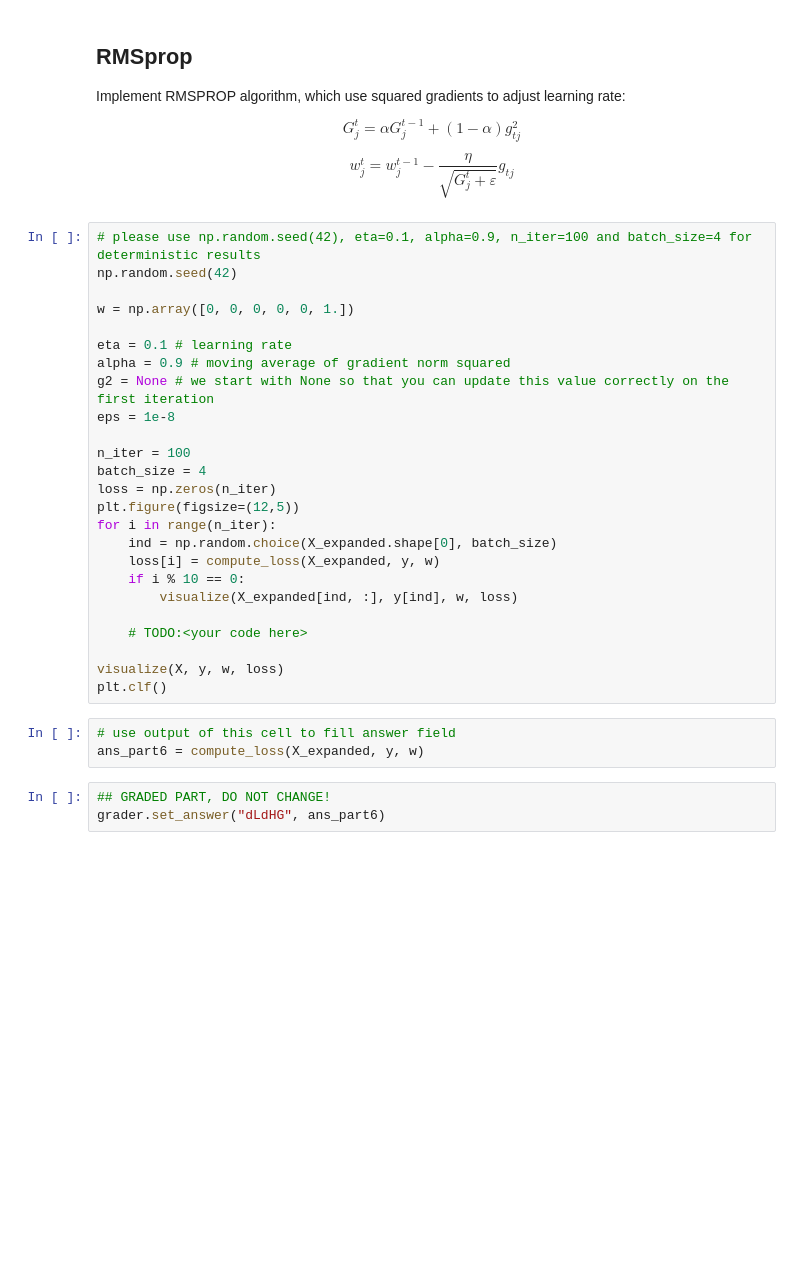
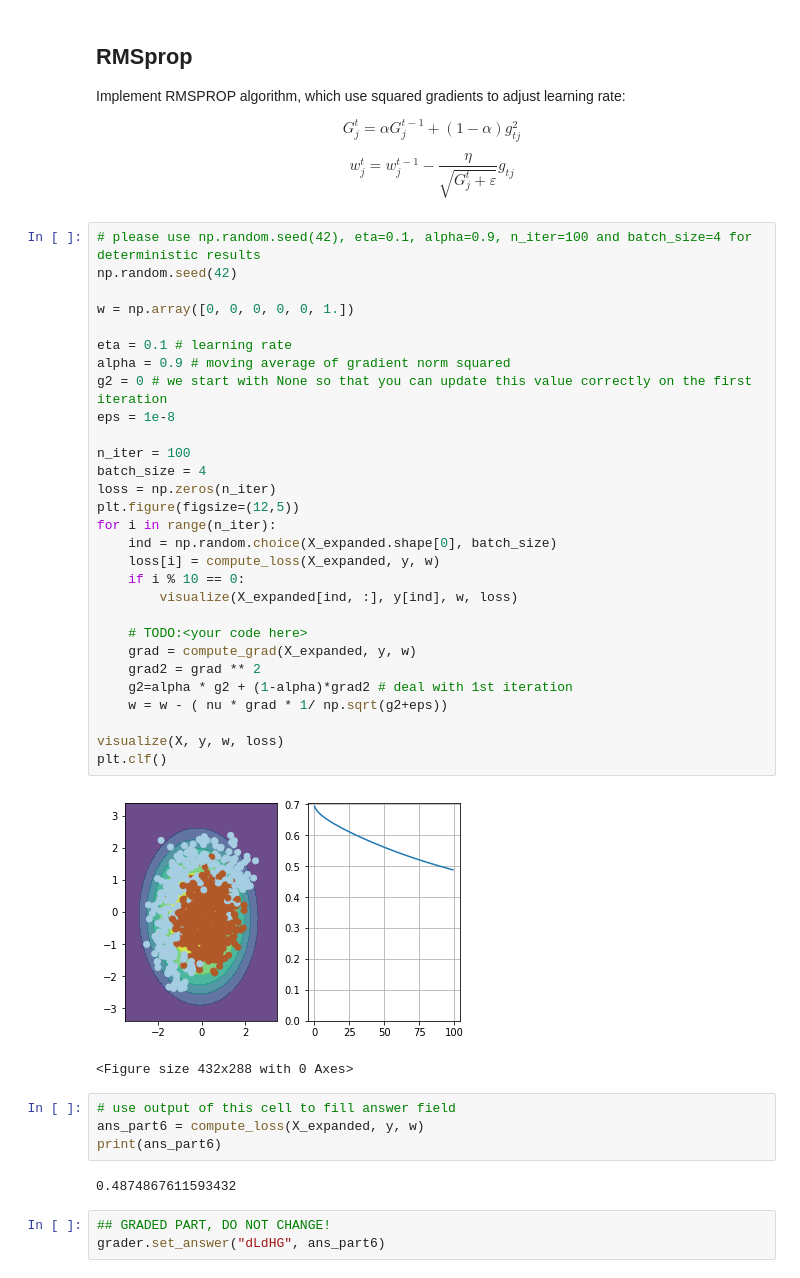
Before and after one commit to glukicov/AdvancedMachineLearning, a Jupyter notebook: intro-to-dl/week1/week01_pa.ipynb, the cells around one changed output. Saved outputs shown, nothing was run; the diff lists cells and outputs as text; blank space fills up the shorter version.

```diff
--- a/intro-to-dl/week1/week01_pa.ipynb
+++ b/intro-to-dl/week1/week01_pa.ipynb
@@ -354,31 +371,41 @@ $$ w_j^t = w_j^{t-1} - \dfrac{\eta}{\sqrt{G_j^t + \varepsilon}} g_{tj} $$
 # %%
 # please use np.random.seed(42), eta=0.1, alpha=0.9, n_iter=100 and batch_size=4 for deterministic results
 np.random.seed(42)
 
 w = np.array([0, 0, 0, 0, 0, 1.])
 
 eta = 0.1 # learning rate
 alpha = 0.9 # moving average of gradient norm squared
-g2 = None # we start with None so that you can update this value correctly on the first iteration
+g2 = 0 # we start with None so that you can update this value correctly on the first iteration
 eps = 1e-8
 
 n_iter = 100
 batch_size = 4
 loss = np.zeros(n_iter)
 plt.figure(figsize=(12,5))
 for i in range(n_iter):
     ind = np.random.choice(X_expanded.shape[0], batch_size)
     loss[i] = compute_loss(X_expanded, y, w)
     if i % 10 == 0:
         visualize(X_expanded[ind, :], y[ind], w, loss)
 
     # TODO:<your code here>
+    grad = compute_grad(X_expanded, y, w)
+    grad2 = grad ** 2
+    g2=alpha * g2 + (1-alpha)*grad2 # deal with 1st iteration
+    w = w - ( nu * grad * 1/ np.sqrt(g2+eps))
 
 visualize(X, y, w, loss)
 plt.clf()
+# %% [output]
+[figure, added]
+<Figure size 432x288 with 0 Axes>
 # %%
 # use output of this cell to fill answer field
 ans_part6 = compute_loss(X_expanded, y, w)
+print(ans_part6)
+# %% [output]
+0.4874867611593432
 # %%
 ## GRADED PART, DO NOT CHANGE!
 grader.set_answer("dLdHG", ans_part6)
```
Also changed, not shown: parts of 10 cells of this notebook, 16 other files.
